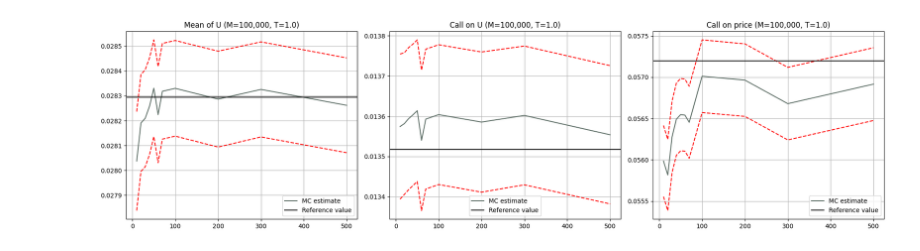
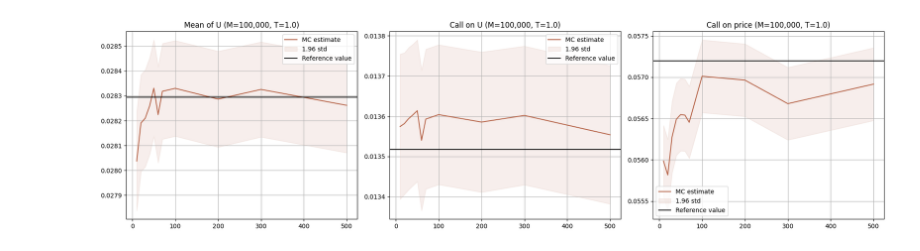
Before and after one commit to MrG1raffe/volterra_hawkes, a Jupyter notebook: notebooks/iVi_VolterraHeston_example.ipynb, the cells around one changed output. Cells and saved outputs as stored; diff of their text form; code cells hidden in the pictures.

```diff
--- a/notebooks/iVi_VolterraHeston_example.ipynb
+++ b/notebooks/iVi_VolterraHeston_example.ipynb
@@ -126,7 +68,7 @@ The autoreload extension is already loaded. To reload it, use:
 # ---------------------------
 # Model parameters
 # ---------------------------
-H = 0.1                   # Hurst parameter for the fractional kernel
+H = -0.1                   # Hurst parameter for the fractional kernel
 a, b, c = 0.02, -0.3, .3  # Model coefficients
 V_0 = 0.02                # Initial variance
 rho = -0.7                # Correlation between Brownian motions driving price and variance
@@ -165,10 +107,10 @@ model = IVIVolterraVolModel(
     is_continuous=True,            # Use the iVi scheme for continuous processes
     resolvent_flag=False,          # Whether to use the resolvent formulation
     kernel=kernel,                 # Volterra kernel
-    g0_bar=g0_bar,                 # Integrated variance initializer
+    g0_bar=g0_bar,                 # Integrated g0 as Callable
     rng=rng,                       # Random number generator
     b=b, c=c,                      # Model parameters
-    g0=g0,                         # Variance initializer
+    g0=g0,                         # g0 as Callable
     rho=rho                        # Correlation between Brownian motions
 )
 
@@ -180,7 +122,7 @@ S, U, Z, V = model.simulate_price(n_paths=n_paths, t_grid=t_grid)
 # Outputs:
 #   S : simulated stock price paths
 #   U : integrated variance
-#   Z : subordinated process
+#   Z : martingale process
 #   V : instantaneous variance
 # %%
 fig = plt.figure(figsize=(10, 6))
@@ -262,38 +212,36 @@ for n_steps in n_steps_list:
+# %%
+# Helper function for plotting with confidence intervals
+def plot_with_ci(ax, x, mean, std, n_paths, ref_value, title, color=color_cycle[1], label="MC estimate"):
+    mean = np.array(mean)
+    std = np.array(std)
+    ci = 1.96 * std / np.sqrt(n_paths)
+
+    ax.plot(x, mean, label=label, color=color)
+    ax.fill_between(x, mean + ci, mean - ci, alpha=0.1, label="1.96 std", color=color)
+    ax.axhline(y=ref_value, color="black", label="Reference value")
+    ax.set_title(title)
+    ax.legend()
 # %%
-# Helper function for plotting with confidence intervals
-def plot_with_ci(ax, x, mean, std, n_paths, ref_value, title):
-    mean = np.array(mean)
-    std = np.array(std)
-    ci = 1.96 * std / np.sqrt(n_paths)
-
-    ax.plot(x, mean, label="MC estimate")
-    ax.plot(x, mean - ci, "r--")
-    ax.plot(x, mean + ci, "r--")
-    ax.axhline(y=ref_value, color="black", label="Reference value")
-    ax.set_title(title)
-    ax.legend()
-
-
 # Plot everything in one figure
 start_idx = 1
 fig, axs = plt.subplots(1, 3, figsize=(18, 5))
 
 plot_with_ci(
     axs[0], n_steps_list[start_idx:], results["U"]["mean"][start_idx:], results["U"]["std"][start_idx:],
     n_paths, results["U"]["ref"], f"{results['U']['label']} (M={n_paths:,}, T={T})"
 )
 
 plot_with_ci(
     axs[1], n_steps_list[start_idx:], results["U_call"]["mean"][start_idx:], results["U_call"]["std"][start_idx:],
     n_paths, results["U_call"]["ref"], f"{results['U_call']['label']} (M={n_paths:,}, T={T})"
 )
 
 plot_with_ci(
     axs[2], n_steps_list[start_idx:], results["call_price"]["mean"][start_idx:], results["call_price"]["std"][start_idx:],
     n_paths, results["call_price"]["ref"], f"{results['call_price']['label']} (M={n_paths:,}, T={T})"
 )
 
 plt.tight_layout()
 plt.show()
 # %% [output]
-[figure, old version]
+[figure, new version]
```
Also changed, not shown: parts of 20 cells of this notebook, 13 other files.
